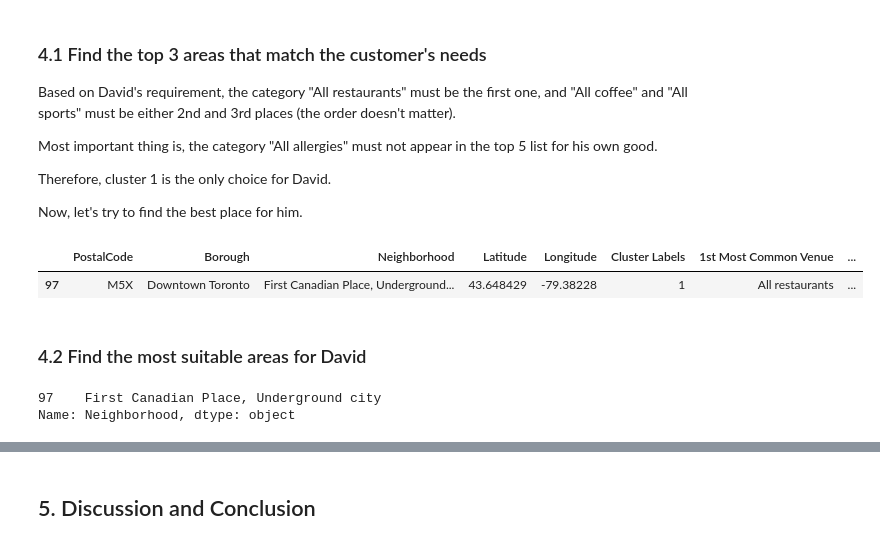
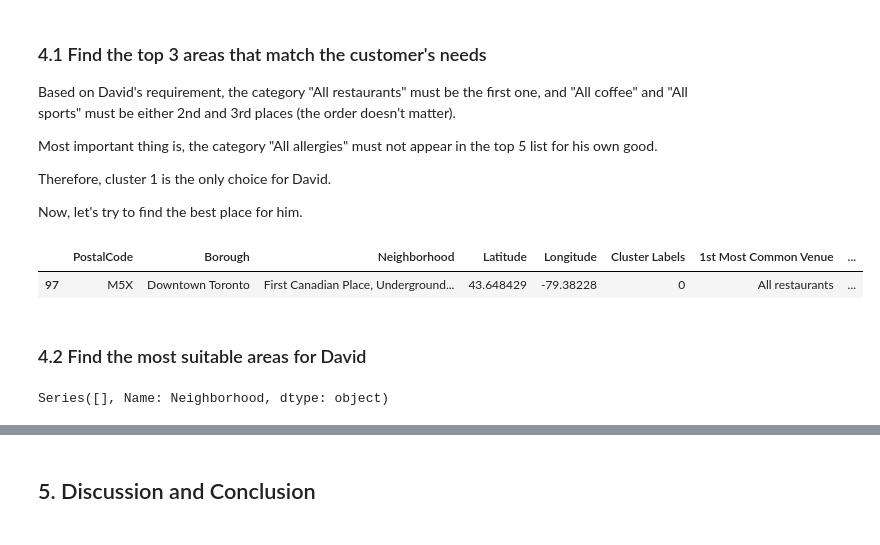
Before and after one commit to davidchen127/Coursera_Capstone, a Jupyter notebook: Final project - Find a new living area.ipynb, the cells around one changed output, grey strips where cells are left out. Cells and saved outputs as stored; diff of their text form; code cells hidden in the pictures.

```diff
--- a/Final project - Find a new living area.ipynb
+++ b/Final project - Find a new living area.ipynb
@@ -356,33 +369,29 @@ Therefore, cluster 1 is the only choice for David.
 
 Now, let's try to find the best place for him.
 # %%
-# Focus on the areas that are tagged as cluster 1
-i= toronto_merged[toronto_merged['Cluster Labels']!=1].index
+# Remove the areas that don't have the category "All restaurants" at the 1st most common venue
+i= toronto_merged[toronto_merged['1st Most Common Venue']!='All restaurants'].index
 top_area=toronto_merged.drop(i,axis=0)
-
-# Remove the areas that don't have the category "All restaurants" at the 1st most common venue
-i= top_area[top_area['1st Most Common Venue']!='All restaurants'].index
-top_area=top_area.drop(i,axis=0)
 
 # Remove the areas that have the category "All allergies"
 mask= top_area[top_area=='All allergies']
 mask=mask.replace(np.nan,True).replace('All allergies',np.nan)
 top_area=top_area[mask].dropna(axis=0)
 
 # Remove the areas that don't have the category "All coffee" and "All sports" at either 2nd or 3rd most common venue
 top_area=top_area[(top_area['2nd Most Common Venue']=='All coffee') | (top_area['3rd Most Common Venue']=='All coffee')]
 top_area=top_area[(top_area['2nd Most Common Venue']=='All sports') | (top_area['3rd Most Common Venue']=='All sports')]
-# top_area
+
+top_area
 # %% [output]
 |  | PostalCode | Borough | Neighborhood | Latitude | Longitude | Cluster Labels | 1st Most Common Venue | ... |
-| 97 | M5X | Downtown Toronto | First Canadian Place, Underground... | 43.648429 | -79.38228 | 1 | All restaurants | ... |
+| 97 | M5X | Downtown Toronto | First Canadian Place, Underground... | 43.648429 | -79.38228 | 0 | All restaurants | ... |
 # %% [markdown]
 ### 4.2 Find the most suitable areas for David
 # %%
 print(top_area['Neighborhood'])
 # %% [output]
-97    First Canadian Place, Underground city
-Name: Neighborhood, dtype: object
+Series([], Name: Neighborhood, dtype: object)
 # %%
 # create map
 map_clusters = folium.Map(location=[latitude, longitude], zoom_start=15)
```
Also changed, not shown: parts of 7 cells of this notebook, 4 other files.
